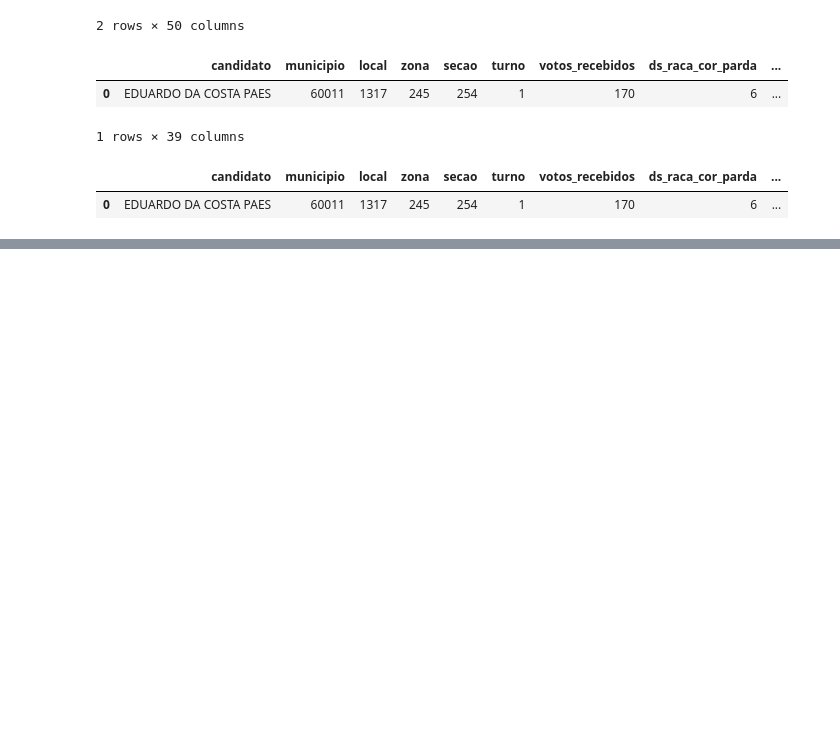
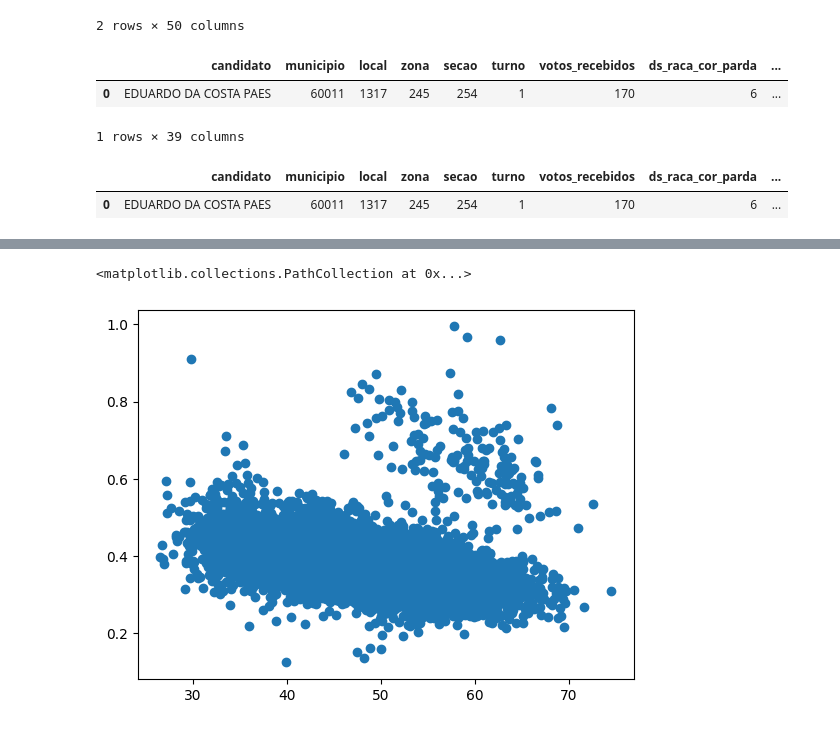
Before and after one commit to caiogimenes/tse-data, a Jupyter notebook: 4-analise_corr.ipynb, the cells around one changed output, grey strips where cells are left out. Cells and saved outputs as stored; diff of their text form; code cells hidden in the pictures; blank space fills up the shorter version.

```diff
--- a/4-analise_corr.ipynb
+++ b/4-analise_corr.ipynb
@@ -73,0 +114,6 @@ data.head(1)
+# %%
+x = data_filtered['idade_score'].values
+plt.scatter(x,y)
+# %% [output]
+<matplotlib.collections.PathCollection at 0x...>
+[figure, added]
```
Also changed, not shown: parts of 31 cells of this notebook, 1 other file.
